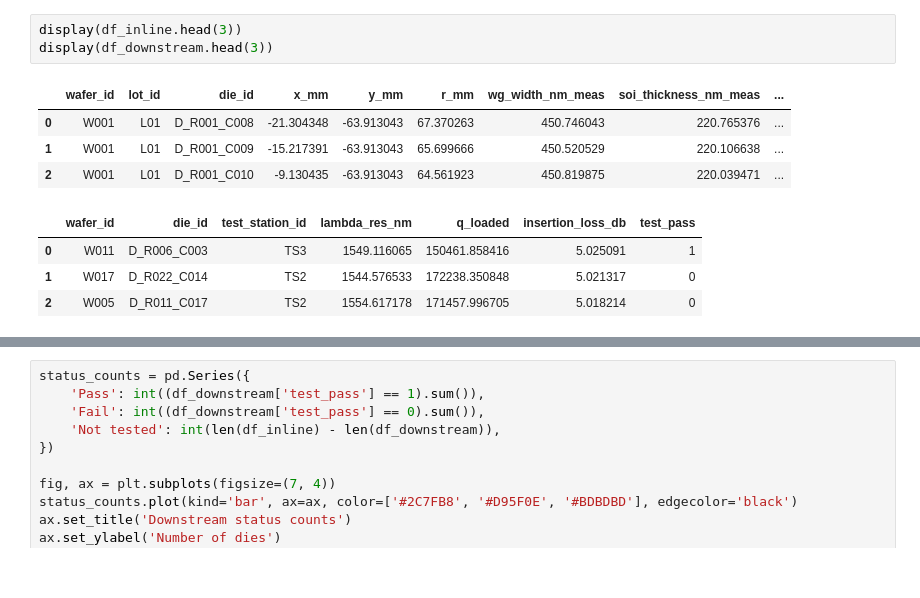
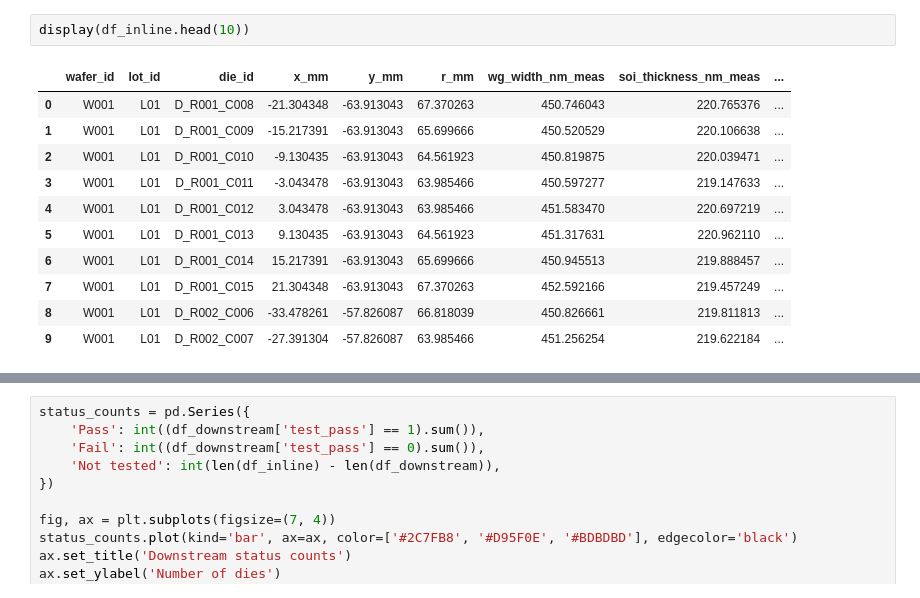
Before and after one commit to Spalding13/Silicon-Photonics-Microring-Performance-Prediction, a Jupyter notebook: notebooks/01_data_eda.ipynb, the cells around one changed output, grey strips where cells are left out. Cells and saved outputs as stored; diff of their text form.

```diff
--- a/notebooks/01_data_eda.ipynb
+++ b/notebooks/01_data_eda.ipynb
@@ -124,12 +305,14 @@ A die missing from the downstream table is not a failed test. It was not tested
 # %%
-display(df_inline.head(3))
-display(df_downstream.head(3))
+display(df_inline.head(10))
 # %% [output]
 |  | wafer_id | lot_id | die_id | x_mm | y_mm | r_mm | wg_width_nm_meas | soi_thickness_nm_meas | ... |
 | 0 | W001 | L01 | D_R001_C008 | -21.304348 | -63.913043 | 67.370263 | 450.746043 | 220.765376 | ... |
 | 1 | W001 | L01 | D_R001_C009 | -15.217391 | -63.913043 | 65.699666 | 450.520529 | 220.106638 | ... |
 | 2 | W001 | L01 | D_R001_C010 | -9.130435 | -63.913043 | 64.561923 | 450.819875 | 220.039471 | ... |
+| 3 | W001 | L01 | D_R001_C011 | -3.043478 | -63.913043 | 63.985466 | 450.597277 | 219.147633 | ... |
+| 4 | W001 | L01 | D_R001_C012 | 3.043478 | -63.913043 | 63.985466 | 451.583470 | 220.697219 | ... |
+| 5 | W001 | L01 | D_R001_C013 | 9.130435 | -63.913043 | 64.561923 | 451.317631 | 220.962110 | ... |
+| 6 | W001 | L01 | D_R001_C014 | 15.217391 | -63.913043 | 65.699666 | 450.945513 | 219.888457 | ... |
+| 7 | W001 | L01 | D_R001_C015 | 21.304348 | -63.913043 | 67.370263 | 452.592166 | 219.457249 | ... |
+| 8 | W001 | L01 | D_R002_C006 | -33.478261 | -57.826087 | 66.818039 | 450.826661 | 219.811813 | ... |
+| 9 | W001 | L01 | D_R002_C007 | -27.391304 | -57.826087 | 63.985466 | 451.256254 | 219.622184 | ... |
-|  | wafer_id | die_id | test_station_id | lambda_res_nm | q_loaded | insertion_loss_db | test_pass |
-| 0 | W011 | D_R006_C003 | TS3 | 1549.116065 | 150461.858416 | 5.025091 | 1 |
-| 1 | W017 | D_R022_C014 | TS2 | 1544.576533 | 172238.350848 | 5.021317 | 0 |
-| 2 | W005 | D_R011_C017 | TS2 | 1554.617178 | 171457.996705 | 5.018214 | 0 |
```
Also changed, not shown: parts of 31 cells of this notebook.
